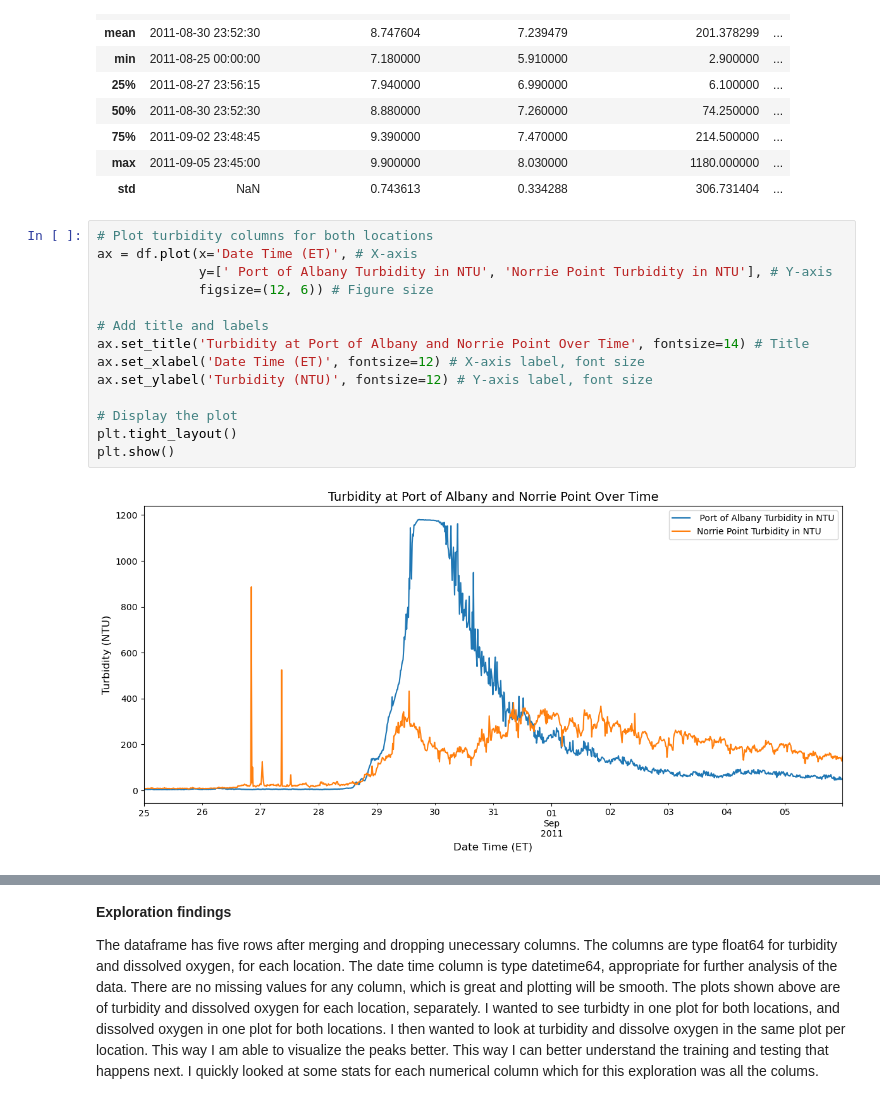
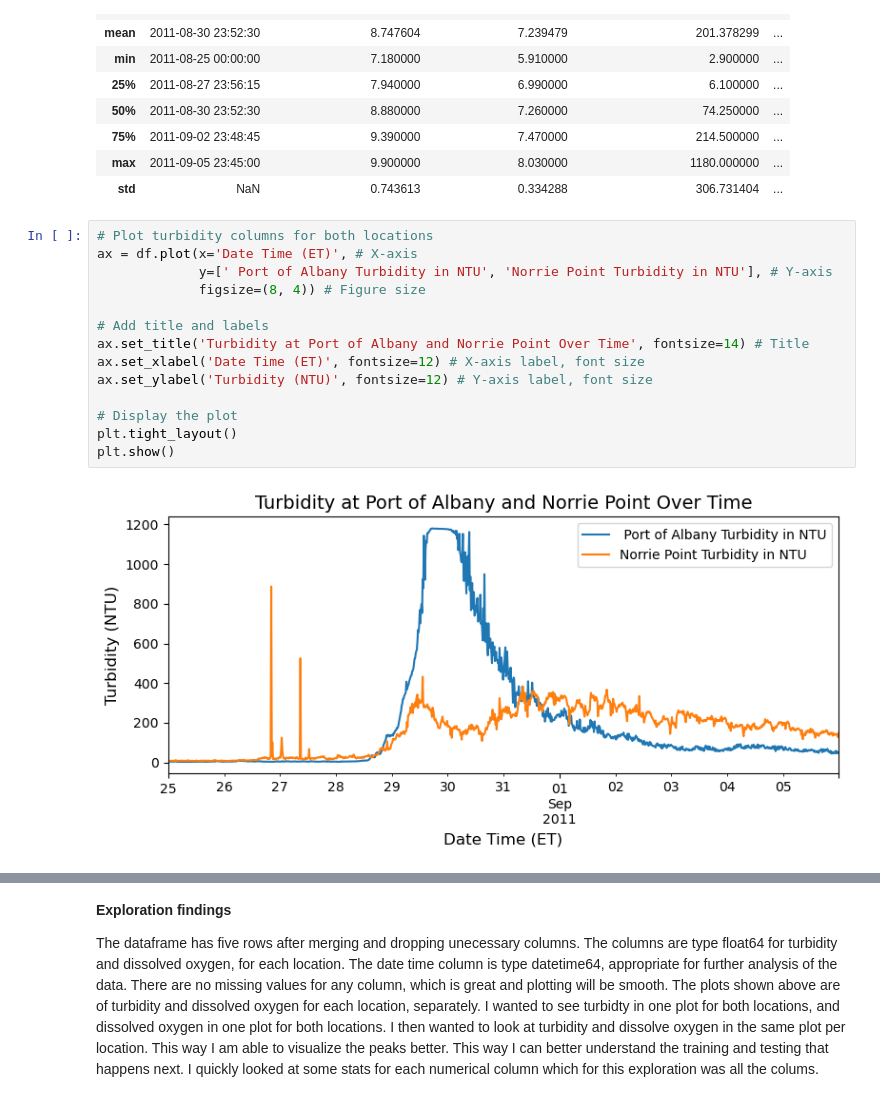
Before and after one commit to YoselynR/EDS232-labs, a Jupyter notebook: Week1/Lab1-hurricane.ipynb, the cells around one changed output, grey strips where cells are left out. Saved outputs shown, nothing was run; the diff lists cells and outputs as text.

```diff
--- a/Week1/Lab1-hurricane.ipynb
+++ b/Week1/Lab1-hurricane.ipynb
@@ -111,19 +111,19 @@ df.describe() # Look at summary stats for each numerical column (all)
 # %%
 # Plot turbidity columns for both locations
 ax = df.plot(x='Date Time (ET)', # X-axis
              y=[' Port of Albany Turbidity in NTU', 'Norrie Point Turbidity in NTU'], # Y-axis
-             figsize=(12, 6)) # Figure size
+             figsize=(8, 4)) # Figure size
 
 # Add title and labels
 ax.set_title('Turbidity at Port of Albany and Norrie Point Over Time', fontsize=14) # Title
 ax.set_xlabel('Date Time (ET)', fontsize=12) # X-axis label, font size
 ax.set_ylabel('Turbidity (NTU)', fontsize=12) # Y-axis label, font size
 
 # Display the plot
 plt.tight_layout()
 plt.show()
 # %% [output]
-[figure, old version]
+[figure, new version]
 # %%
 # Plot dissolved oxygen for both locations
 ax = df.plot(x='Date Time (ET)', # X-axis
```
Also changed, not shown: parts of 3 cells of this notebook.
